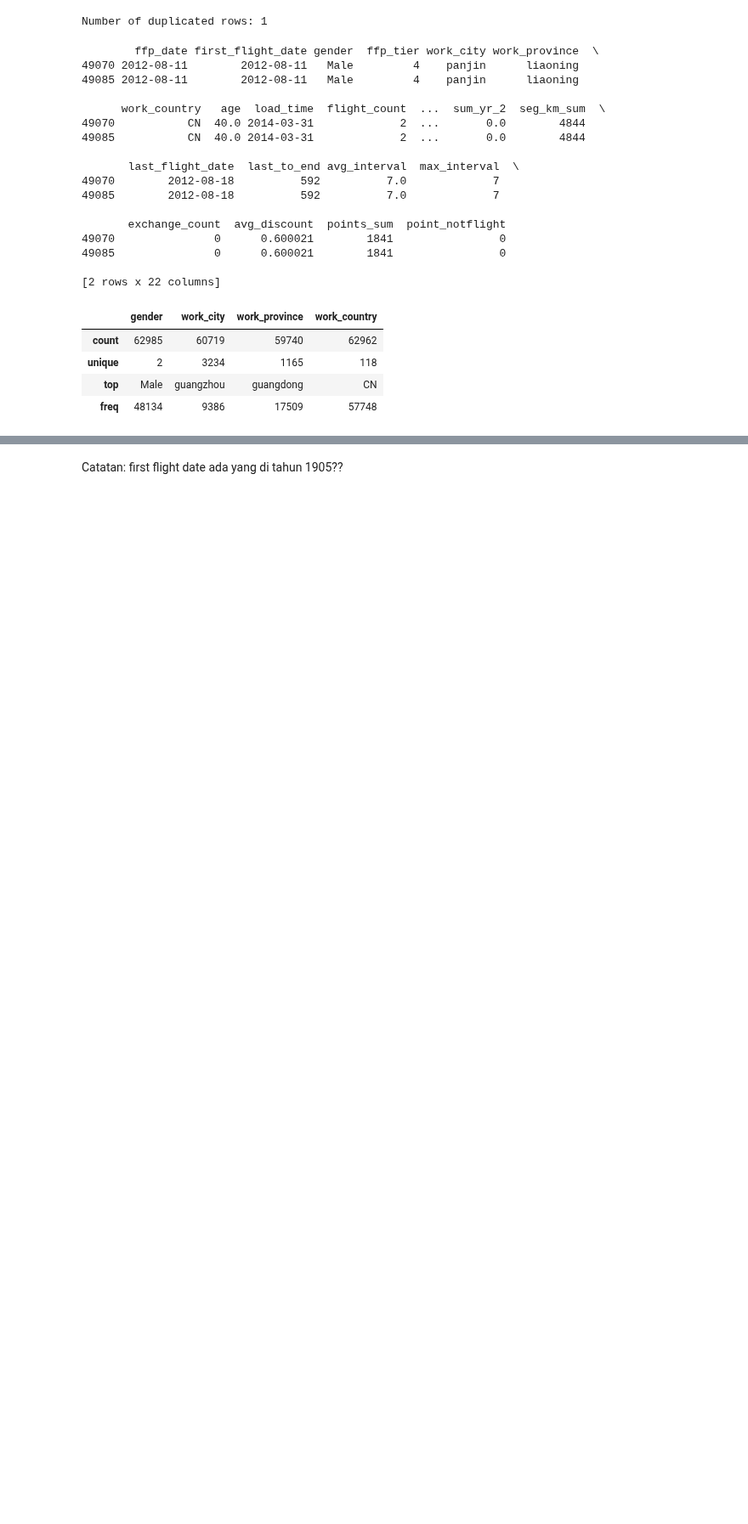
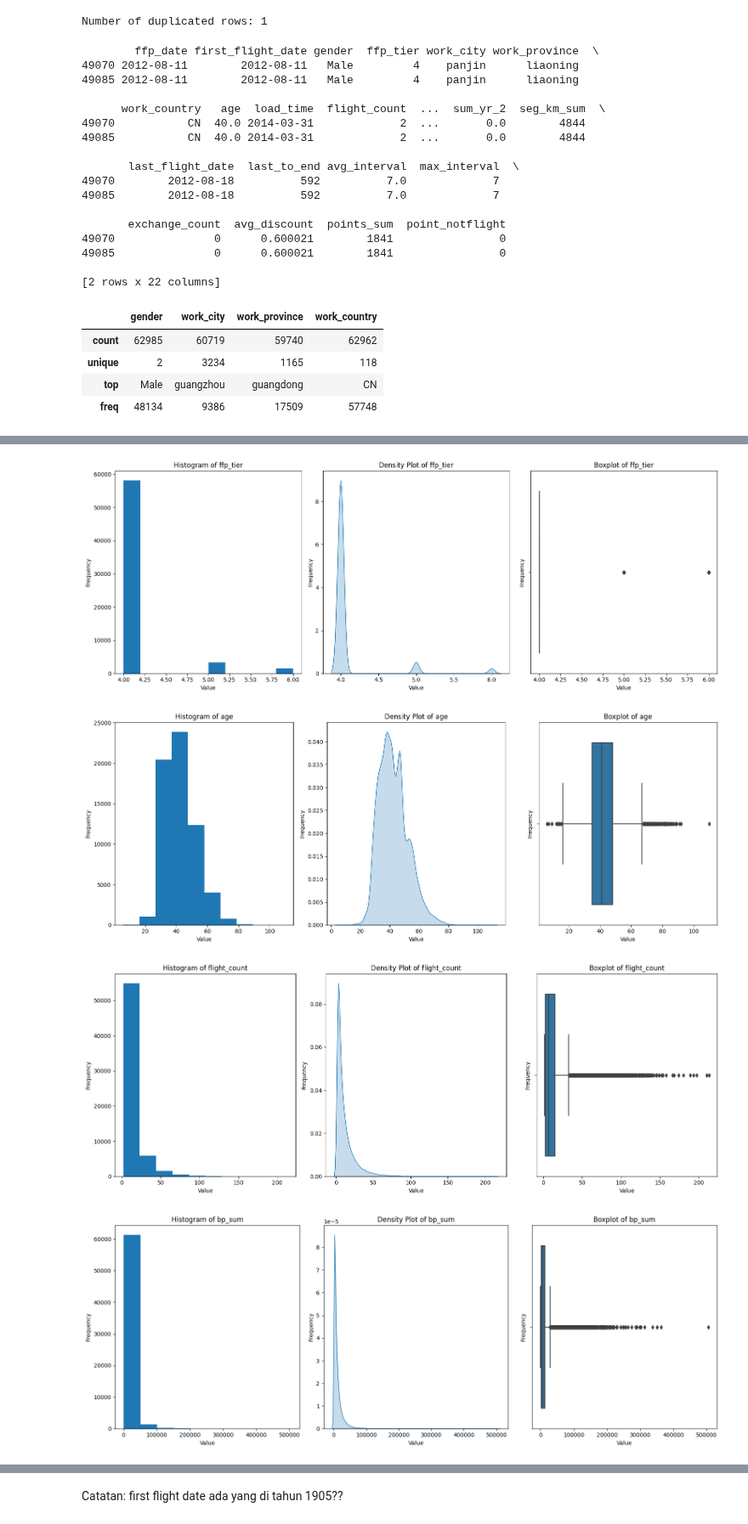
Before and after one commit to mezkymy/airline-cv-analysis, a Jupyter notebook: airline_cust_value_analysis.ipynb, the cells around one changed output, grey strips where cells are left out. Shown at 85% size. Saved outputs shown, nothing was run; the diff lists cells and outputs as text; code cells hidden in the pictures; blank space fills up the shorter version.

Commit message:
add hist, kde, boxplot in one

```diff
--- a/airline_cust_value_analysis.ipynb
+++ b/airline_cust_value_analysis.ipynb
@@ -236,3 +236,36 @@ df.describe(datetime_is_numeric=True)
 | 75% | 2012-03-29 00:00:00 | 2012-07-26 00:00:00 | 4.000000 | 48.000000 | 2014-03-31 00:00:00 | 15.000000 | 12831.000000 | 6574.000000 | 6845.750000 | ... |
 | max | 2013-03-31 00:00:00 | 2015-05-30 00:00:00 | 6.000000 | 110.000000 | 2014-03-31 00:00:00 | 213.000000 | 505308.000000 | 239560.000000 | 234188.000000 | ... |
 | std | NaN | NaN | 0.373856 | 9.885915 | NaN | 14.049471 | 16339.486151 | 8109.450147 | 8703.364247 | ... |
+# %%
+num = df[numericals]
+
+# create figure with 3 subplots
+for col in num:
+    fig, ax = plt.subplots(1, 3, figsize=(16, 6))
+
+    # Histogram
+    ax[0].hist(num[col], bins=10)
+    ax[0].set_xlabel('Value')
+    ax[0].set_ylabel('Frequency')
+    ax[0].set_title('Histogram of {}'.format(col))
+
+    # Density Plot
+    sns.kdeplot(num[col], ax=ax[1], fill=True)
+    ax[1].set_xlabel('Value')
+    ax[1].set_ylabel('Frequency')
+    ax[1].set_title('Density Plot of {}'.format(col))
+
+    # Boxplot
+    sns.boxplot(x=num[col], ax=ax[2])
+    ax[2].set_xlabel('Value')
+    ax[2].set_ylabel('Frequency')
+    ax[2].set_title('Boxplot of {}'.format(col))
+
+    # Show Plots
+    plt.tight_layout()
+    plt.show
+# %% [output]
+[figure, added]
+[figure, added]
+[figure, added]
+[figure, added]
```
Also changed, not shown: parts of 1 cell of this notebook.
